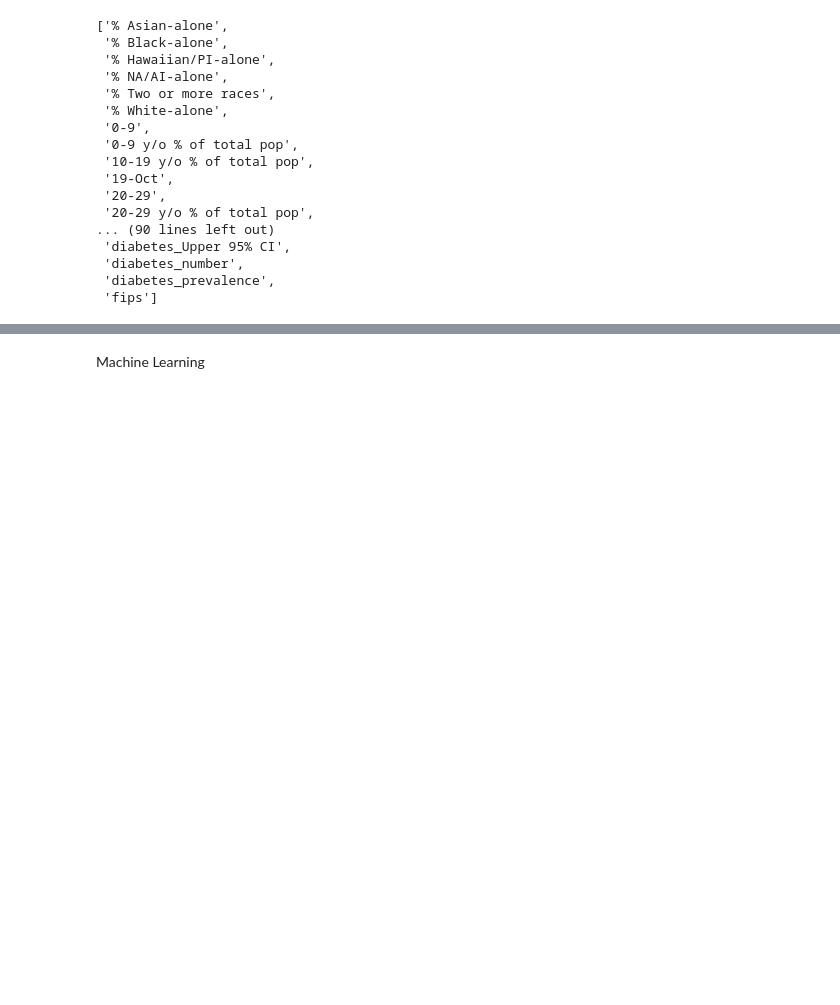
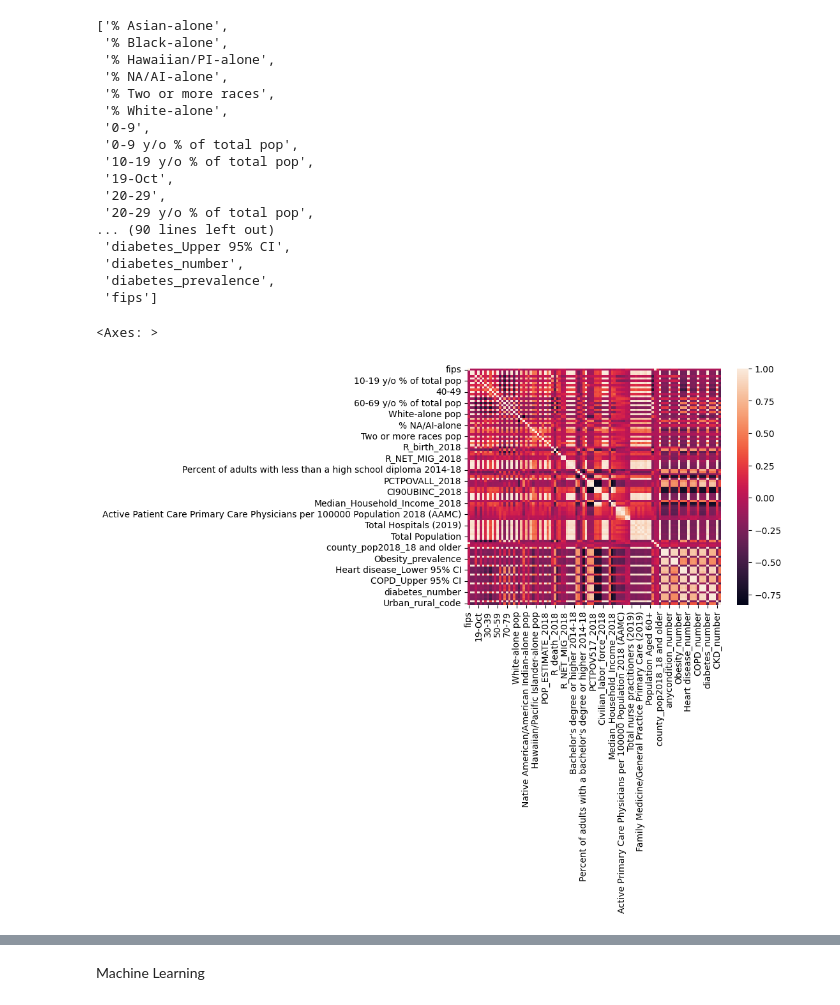
Before and after one commit to jronald88/regularised_linear_reg, a Jupyter notebook: src/explore.ipynb, the cells around one changed output, grey strips where cells are left out. Drawn from its saved outputs; the diff is of its cells as text; code cells hidden in the pictures; blank space fills up the shorter version.

```diff
--- a/src/explore.ipynb
+++ b/src/explore.ipynb
@@ -104,3 +104,8 @@ df_list
  'diabetes_number',
  'diabetes_prevalence',
  'fips']
+# %%
+sns.heatmap(df.select_dtypes(include="number").corr())
+# %% [output]
+<Axes: >
+[figure, added]
```
Also changed, not shown: parts of 7 cells of this notebook.
